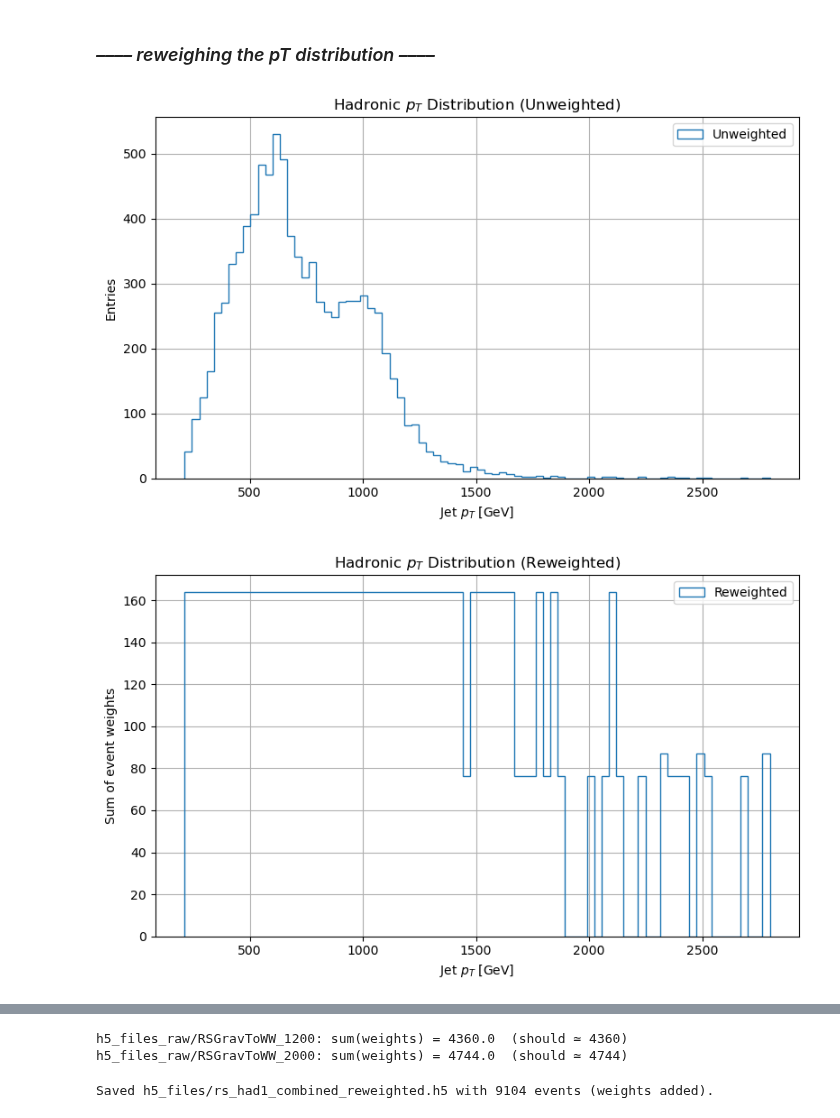
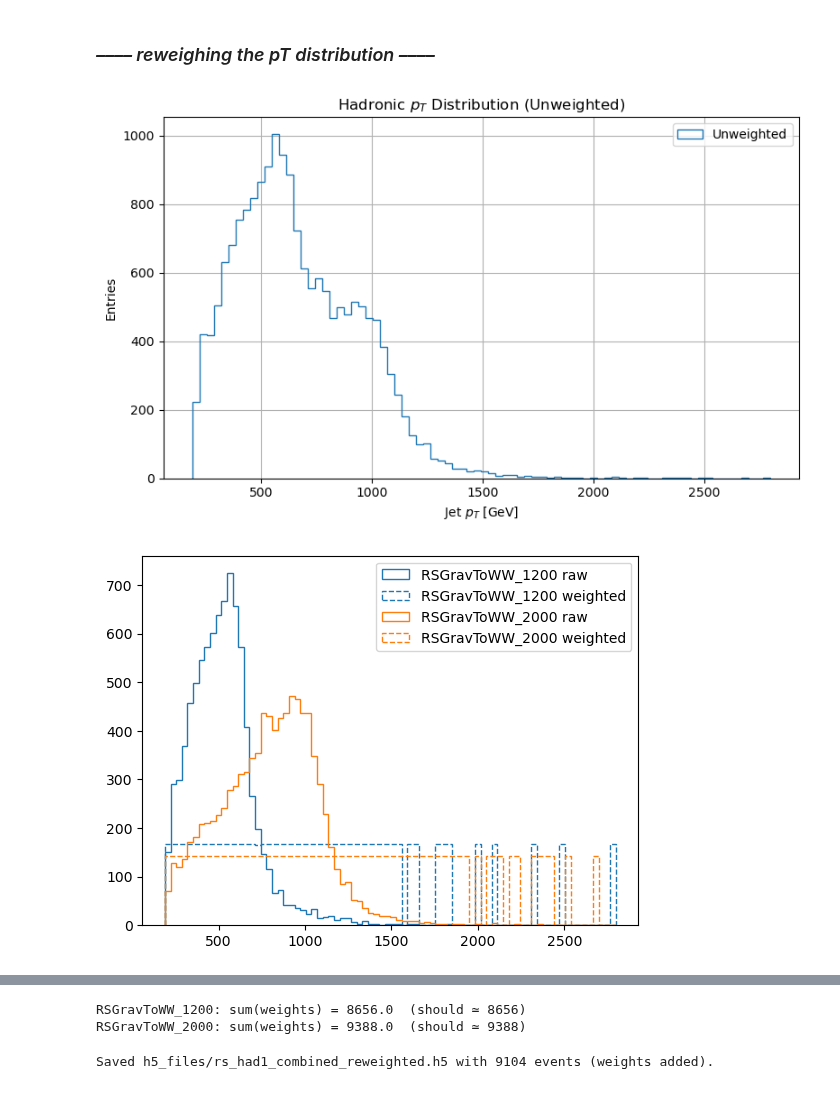
Before and after one commit to aimenobaid/polarization, a Jupyter notebook: NN_had.ipynb, the cells around one changed output, grey strips where cells are left out. Saved outputs shown, nothing was run; the diff lists cells and outputs as text; code cells hidden in the pictures.

Commit message:
complete ML pipelines for both decay channels

```diff
--- a/NN_had.ipynb
+++ b/NN_had.ipynb
@@ -31,34 +35,31 @@ warnings.filterwarnings("ignore")
 ### *–––– reweighing the pT distribution ––––*
 # %%
 # ——— 1) CONFIGURATION ———
+mass_points = ["RSGravToWW_1200", "RSGravToWW_2000"]    # change to your masses
+raw_dir     = "h5_files_raw"
+out_dir     = "h5_files"
+n_bins      = 80
 
-# List semi‑lep feature files & their mass labels:
-mass_points = ["h5_files_raw/RSGravToWW_1200", "h5_files_raw/RSGravToWW_2000"]
-had_files  = [f"{m}_had1_features.h5" for m in mass_points]
-# Number of pT bins
-n_bins = 80
-bins = np.linspace(300, 1500, n_bins+1)
-
-# ——— 2) LOAD & CONCAT ———
-
-df_list = []
-for mass, fn in zip(mass_points, had_files):
-    df = pd.read_hdf(fn, key="df")
-    df["mass"] = mass
-    df_list.append(df)
-df_all = pd.concat(df_list, ignore_index=True)
+# ——— 2) LOAD had1 + had2 and CONCAT ———
+df_parts = []
+for mass in mass_points:
+    for part in ("had1", "had2"):
+        fn = f"{raw_dir}/{mass}_{part}_features.h5"
+        df = pd.read_hdf(fn, key="df")
+        df["mass"] = mass
+        # no need for a "channel" column: both belong to the same hadronic category
+        df_parts.append(df)
+df_all = pd.concat(df_parts, ignore_index=True)
 
 # ——— 3) DEFINE COMMON pT BINS ———
 
 pt_min, pt_max = df_all["pt"].min(), df_all["pt"].max()
 bins = np.linspace(pt_min, pt_max, n_bins + 1)
-
 df_all["pt_bin"] = pd.cut(df_all["pt"],bins=bins,labels=False,include_lowest=True)
 
 # ——— 5) COMPUTE & ASSIGN WEIGHTS ———
 
 df_all["weight"] = 0.0
-
 for mass in mass_points:
     mask = df_all["mass"] == mass
     pts = df_all.loc[mask, "pt"]
@@ -69,42 +70,40 @@ for mass in mass_points:
     # map each event to 1/counts[its_bin]
     w = 1.0 / counts[df_all.loc[mask, "pt_bin"].values]
     # normalize so sum(weights) == original N_events
     w *= len(w) / w.sum()
     df_all.loc[mask, "weight"] = w
 
 # ––– 6) Plot UNWEIGHTED distribution and WEIGHTED distribution
 
 plt.figure(figsize=(8,5))
 plt.hist(df_all["pt"], bins=bins, histtype="step", label="Unweighted")
 plt.xlabel("Jet $p_T$ [GeV]")
 plt.ylabel("Entries")
 plt.title("Hadronic $p_T$ Distribution (Unweighted)")
 plt.grid(True)
 plt.legend()
 plt.tight_layout()
 plt.show()
 
-plt.figure(figsize=(8,5))
-plt.hist(df_all["pt"], bins=bins, weights=df_all["weight"], histtype="step", label="Reweighted")
-plt.xlabel("Jet $p_T$ [GeV]")
-plt.ylabel("Sum of event weights")
-plt.title("Hadronic $p_T$ Distribution (Reweighted)")
-plt.grid(True)
-plt.legend()
-plt.tight_layout()
-plt.show()
-
 for mass, color in zip(mass_points, ["C0","C1"]):
     mask = df_all.mass==mass
     plt.hist(df_all.pt[mask], bins=bins, histtype="step", label=f"{mass} raw", color=color)
     plt.hist(df_all.pt[mask], bins=bins, weights=df_all.weight[mask],
              histtype="step", linestyle="--", label=f"{mass} weighted", color=color)
 plt.legend(); plt.show()
 
+plt.hist(df_all.pt, bins=bins, histtype="step", label="raw")
+plt.hist(df_all.pt, bins=bins, weights=df_all.weight, histtype="step", ls="--", label="reweighted")
+plt.legend()
+plt.xlabel("Jet $p_T$")
+plt.ylabel("Entries / Sum(weights)")
+plt.title("Hadronic $p_T$ (all jets)")
+plt.show()
+
 for mass in mass_points:
     total_w = df_all.loc[df_all.mass==mass, "weight"].sum()
     N       = len(df_all.loc[df_all.mass==mass])
     print(f"{mass}: sum(weights) = {total_w:.1f}  (should ≃ {N})")
 # %% [output]
-[figure, old version]
+[figure, new version]
-[figure, old version]
+[figure, new version]
@@ -112,5 +111,5 @@ for mass in mass_points:
-h5_files_raw/RSGravToWW_1200: sum(weights) = 4360.0  (should ≃ 4360)
-h5_files_raw/RSGravToWW_2000: sum(weights) = 4744.0  (should ≃ 4744)
+RSGravToWW_1200: sum(weights) = 8656.0  (should ≃ 8656)
+RSGravToWW_2000: sum(weights) = 9388.0  (should ≃ 9388)
 # %%
 # ——— 7) CLEAN UP & SAVE ———
 df_all.drop(columns="pt_bin", inplace=True)
```
Also changed, not shown: parts of 4 cells of this notebook, 1 other file.
